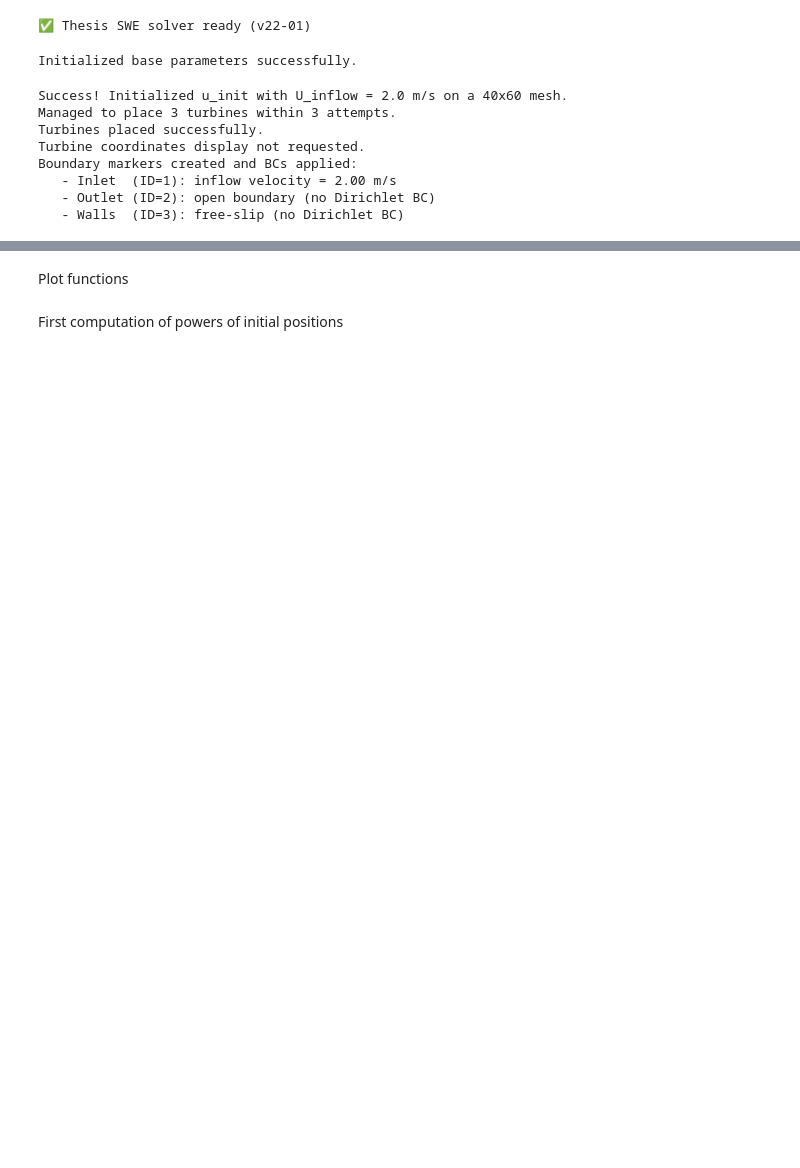
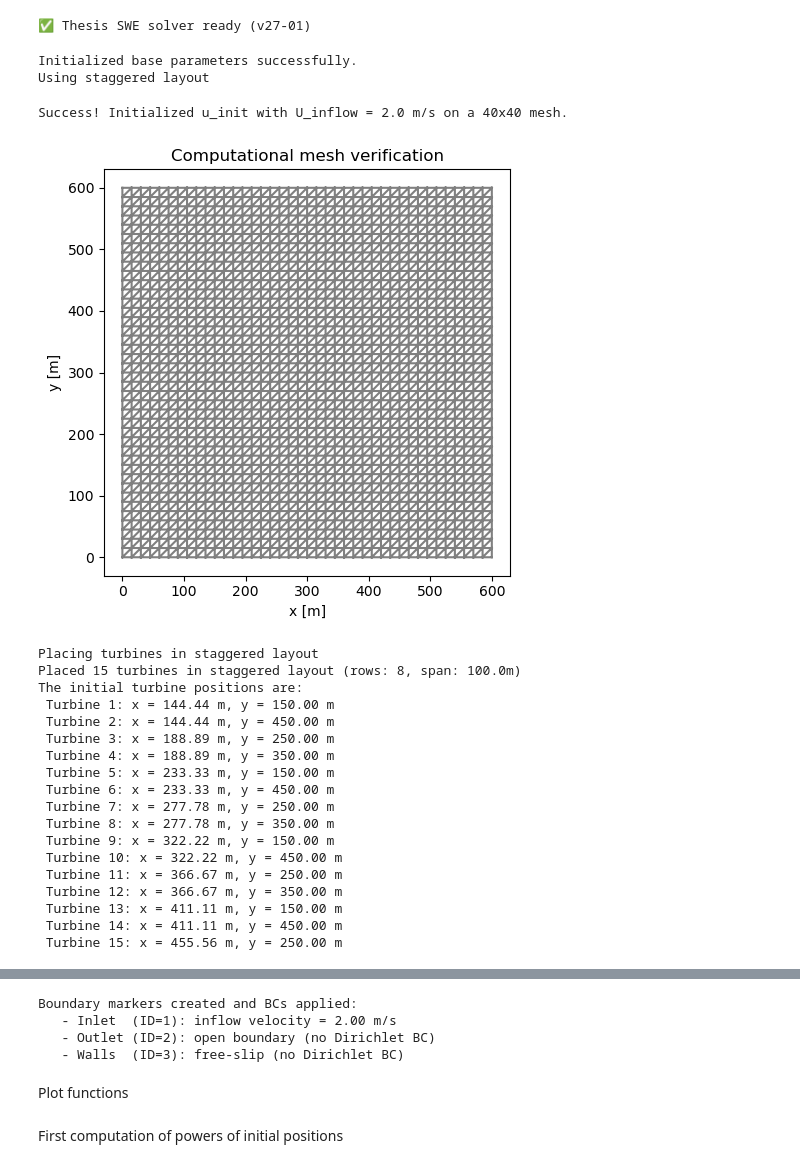
Before and after one commit to ZoeAliki/thesis-SWE-optimising, a Jupyter notebook: Thesis_january_optimiser_22-01_before_lunch.ipynb, the cells around one changed output, grey strips where cells are left out. Cells and saved outputs as stored; diff of their text form; code cells hidden in the pictures; blank space fills up the shorter version.

```diff
--- a/Thesis_january_optimiser_22-01_before_lunch.ipynb
+++ b/Thesis_january_optimiser_22-01_before_lunch.ipynb
@@ -9,6 +9,7 @@ import numpy as np
 import matplotlib.pyplot as plt
 from matplotlib.tri import Triangulation
 from matplotlib.ticker import FormatStrFormatter
+from enum import Enum
 from scipy.optimize import differential_evolution, minimize
 from dolfin import *
 from dolfin import Constant, Function, TestFunction, TrialFunction, VectorFunctionSpace, FunctionSpace, DirichletBC, Measure, assemble, dx, ds, inner, grad, div, sym, nabla_grad, sqrt, dot, outer, split, assign, interpolate
@@ -23,9 +24,9 @@ from ufl import dot, div, grad, sqrt, nabla_grad, inner, outer, sym, measure
 
 from petsc4py import PETSc
 
-print("✅ Thesis SWE solver ready (v22-01)")
+print("✅ Thesis SWE solver ready (v27-01)")
 # %% [output]
-✅ Thesis SWE solver ready (v22-01)
+✅ Thesis SWE solver ready (v27-01)
 # %%
 # --- Physical and turbine parameters ---
 rho = 1025.0         # Water density [kg/m³]
@@ -49,15 +50,15 @@ initial_condition_eta = Constant(0.0) # Start with no surface elevation
 
 #----Mesh parameters----
 Lx, Ly = 600.0, 600.0
-Nx, Ny = 40, 60
+Nx, Ny = 40, 40
 
-n_turbines = 3            # number of turbines
+n_turbines = 15         # number of turbines
 min_spacing = 2*D     # minimum spacing between turbines [m]
 
 # --- Showing plots and info toggles ---
-show_mesh_plot = False # toggle to plot the mesh
-show_plot_turbines = False # toggle to show turbine layout plot
-show_turbines_coordinates = False # toggle to show turbine coordinates
+show_mesh_plot = True # toggle to plot the mesh
+show_plot_turbines = True # toggle to show turbine layout plot
+show_turbines_coordinates = True # toggle to show turbine coordinates
 show_plot_velocity_field = True # toggle to plot velocity field
 show_plot_power_field = False    # toggle to plot power field
 show_single_turbine_info = True # toggle to show power and velocity per turbine
@@ -70,10 +71,26 @@ distance_to_outlet = 10*D
 #no slip or free slip if noslip = false -> free slip
 noslip = False
 
+print(f"Initialized base parameters successfully.")
 
-print(f"Initialized base parameters successfully.")
+
+#initial turbine positions toggle
+class TurbineLayout(Enum):
+    RANDOM = 1
+    STAGGERED = 2
+    FENCE = 3
+
+layout_param = TurbineLayout.STAGGERED # choose layout type here
+
+if layout_param == TurbineLayout.STAGGERED:
+    print("Using staggered layout")
+if layout_param == TurbineLayout.FENCE:
+    print("Using fence layout")
+if layout_param == TurbineLayout.RANDOM:
+    print("Using random layout")
 # %% [output]
 Initialized base parameters successfully.
+Using staggered layout
 # %%
 def setup_swe_problem(Lx, Ly, Nx, Ny, U_inflow, showplot):
     # --- Domain and mesh setup ---
@@ -215,22 +332,39 @@ def plot_turbine_layout(mesh, turbine_positions, Lx, Ly, sigma, showplot):
 # %%
 #setting up mesh and initial turbine positions and boundary conditions and markers
 mesh, W, w, u, eta, v, q = setup_swe_problem(
     Lx, Ly, Nx, Ny, U_inflow, show_mesh_plot
 )
 
-turbine_positions = place_turbines_random(Lx, Ly, n_turbines, sigma, min_spacing, distance_from_inlet, distance_to_side, distance_to_outlet)
+#turbine_positions = place_turbines_random(Lx, Ly, n_turbines, sigma, min_spacing, distance_from_inlet, distance_to_side, distance_to_outlet)
+turbine_positions = choose_turbine_layout(
+    layout_param, Lx, Ly, n_turbines, sigma, min_spacing,
+    distance_from_inlet, distance_to_side, distance_to_outlet
+)
+
 initial_turbine_positions = turbine_positions.copy()
 
-show_turbine_positions(turbine_positions, show_turbines_coordinates)
+show_turbine_positions(initial_turbine_positions, show_turbines_coordinates)
 plot_turbine_layout(mesh, turbine_positions, Lx, Ly, sigma, show_plot_turbines)
 
 boundary_markers, bcs = set_up_bcs_and_markers(Lx, Ly, mesh, W, U_inflow, noslip)
 # %% [output]
-Success! Initialized u_init with U_inflow = 2.0 m/s on a 40x60 mesh.
-Managed to place 3 turbines within 3 attempts.
-Turbines placed successfully.
-Turbine coordinates display not requested.
-Boundary markers created and BCs applied:
-   - Inlet  (ID=1): inflow velocity = 2.00 m/s
-   - Outlet (ID=2): open boundary (no Dirichlet BC)
-   - Walls  (ID=3): free‑slip (no Dirichlet BC)
+Success! Initialized u_init with U_inflow = 2.0 m/s on a 40x40 mesh.
+[figure, added]
+Placing turbines in staggered layout
+Placed 15 turbines in staggered layout (rows: 8, span: 100.0m)
+The initial turbine positions are:
+ Turbine 1: x = 144.44 m, y = 150.00 m
+ Turbine 2: x = 144.44 m, y = 450.00 m
+ Turbine 3: x = 188.89 m, y = 250.00 m
+ Turbine 4: x = 188.89 m, y = 350.00 m
+ Turbine 5: x = 233.33 m, y = 150.00 m
+ Turbine 6: x = 233.33 m, y = 450.00 m
+ Turbine 7: x = 277.78 m, y = 250.00 m
+ Turbine 8: x = 277.78 m, y = 350.00 m
+ Turbine 9: x = 322.22 m, y = 150.00 m
+ Turbine 10: x = 322.22 m, y = 450.00 m
+ Turbine 11: x = 366.67 m, y = 250.00 m
+ Turbine 12: x = 366.67 m, y = 350.00 m
+ Turbine 13: x = 411.11 m, y = 150.00 m
+ Turbine 14: x = 411.11 m, y = 450.00 m
+ Turbine 15: x = 455.56 m, y = 250.00 m
@@ -237,3 +372,7 @@ Boundary markers created and BCs applied:
+Boundary markers created and BCs applied:
+   - Inlet  (ID=1): inflow velocity = 2.00 m/s
+   - Outlet (ID=2): open boundary (no Dirichlet BC)
+   - Walls  (ID=3): free‑slip (no Dirichlet BC)
 # %%
 def solve_tidal_flow_velocities(
     turbine_positions, w, W, mesh, bcs, rho, depth, nu, cb, g, C_T, A_T, sigma):
```
Also changed, not shown: parts of 8 cells of this notebook.
